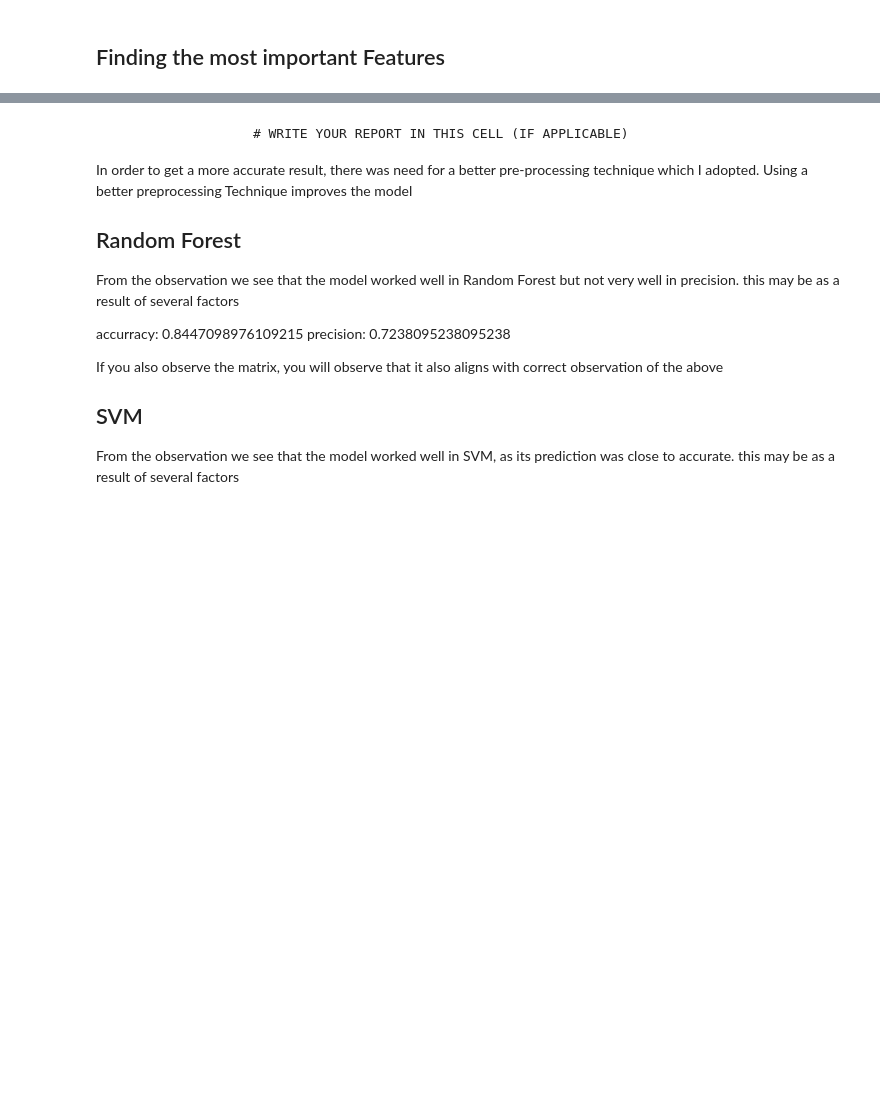
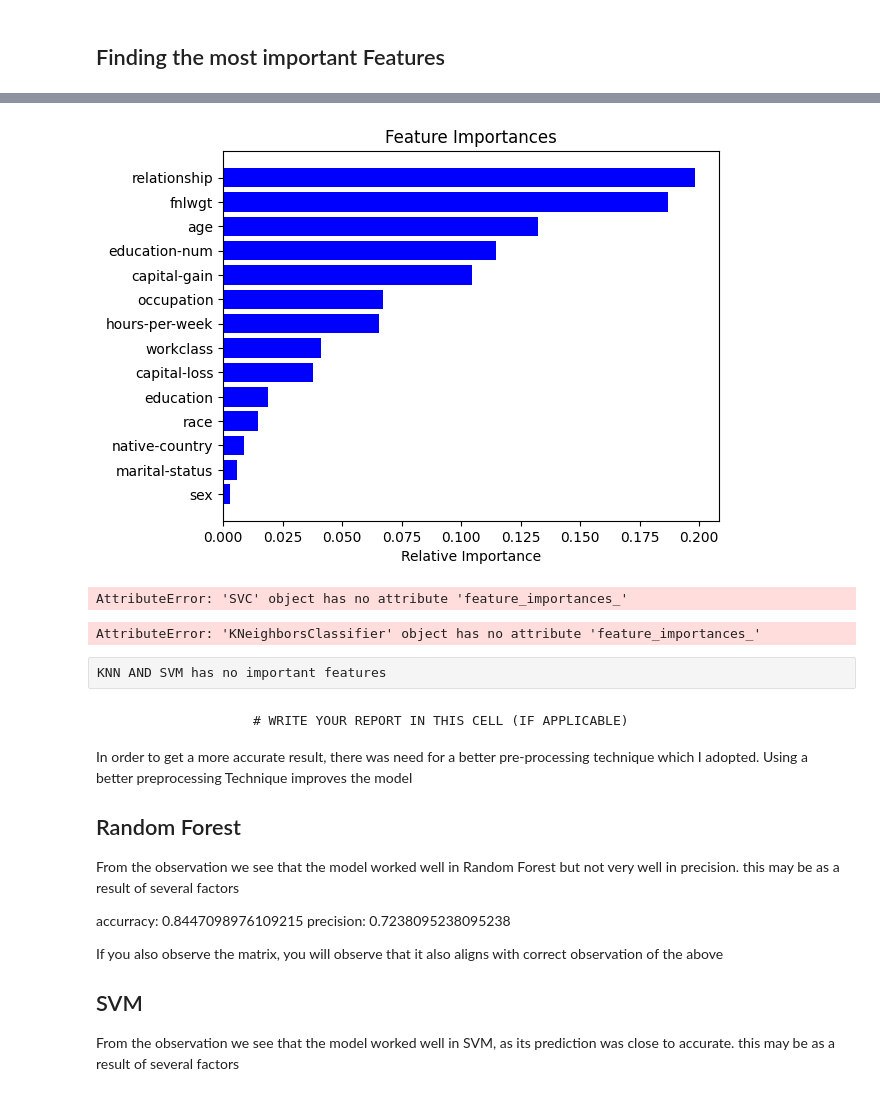
Before and after one commit to Uchebuzz/Machine-Learning-Models, a Jupyter notebook: Workshop #3.ipynb, the cells around one changed output, grey strips where cells are left out. Cells and saved outputs as stored; diff of their text form; code cells hidden in the pictures; blank space fills up the shorter version.

```diff
--- a/Workshop #3.ipynb
+++ b/Workshop #3.ipynb
@@ -409,3 +410,48 @@ plt.show()
+# %%
+# Getting the most important features
+#For DT
+features = adult.columns
+importances = DT.feature_importances_
+indices = np.argsort(importances)
+
+plt.title('Feature Importances')
+plt.barh(range(len(indices)), importances[indices], color='b', align='center')
+plt.yticks(range(len(indices)), [features[i] for i in indices])
+plt.xlabel('Relative Importance')
+plt.show()
+# %% [output]
+[figure, added]
+# %%
+# Getting the most important features
+#For SVM
+features = adult.columns
+importances = SVM.feature_importances_
+indices = np.argsort(importances)
+
+plt.title('Feature Importances')
+plt.barh(range(len(indices)), importances[indices], color='b', align='center')
+plt.yticks(range(len(indices)), [features[i] for i in indices])
+plt.xlabel('Relative Importance')
+plt.show()
+# %% [output]
+AttributeError: 'SVC' object has no attribute 'feature_importances_'
+# %%
+# Getting the most important features
+#For KNN
+
+features = adult.columns
+importances = KNN.feature_importances_
+indices = np.argsort(importances)
+
+plt.title('Feature Importances')
+plt.barh(range(len(indices)), importances[indices], color='b', align='center')
+plt.yticks(range(len(indices)), [features[i] for i in indices])
+plt.xlabel('Relative Importance')
+plt.show()
+# %% [output]
+AttributeError: 'KNeighborsClassifier' object has no attribute 'feature_importances_'
+# %% [raw]
+KNN AND SVM has no important features
 # %% [markdown]
                       # WRITE YOUR REPORT IN THIS CELL (IF APPLICABLE)
 
```
Also changed, not shown: parts of 3 cells of this notebook, 1 other file.
